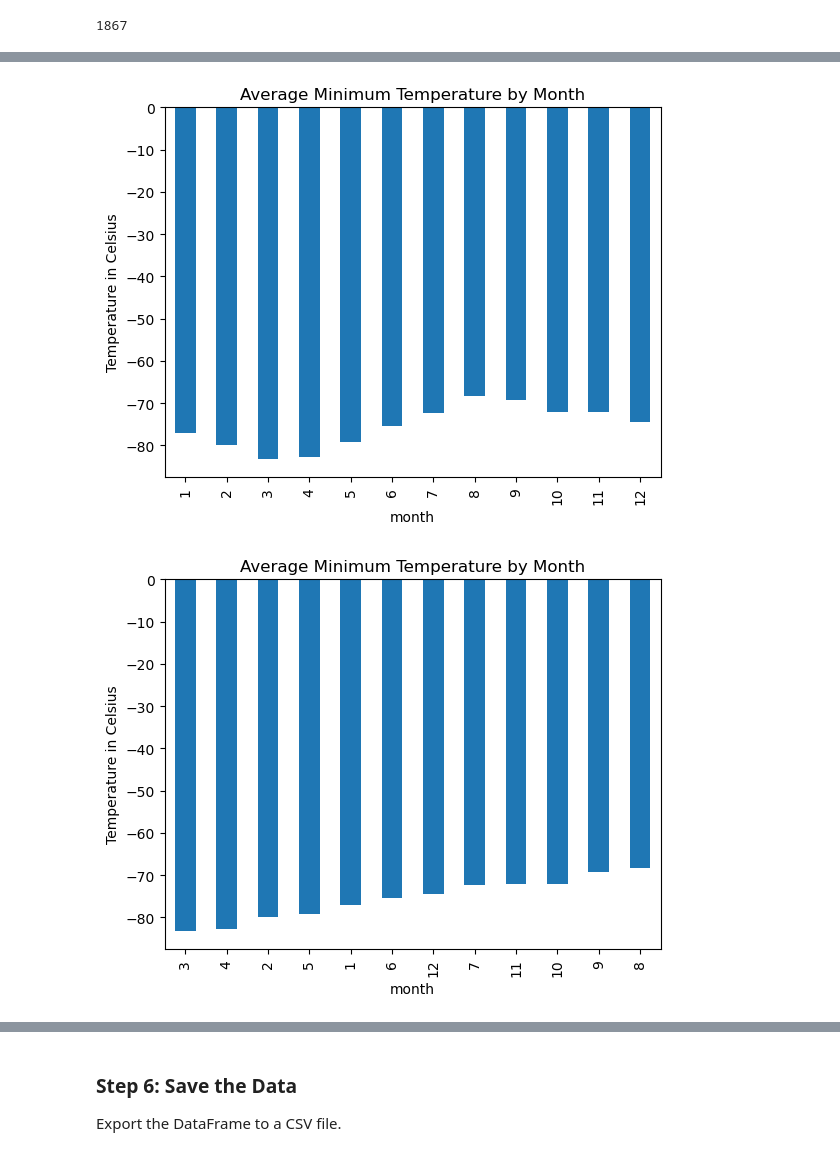
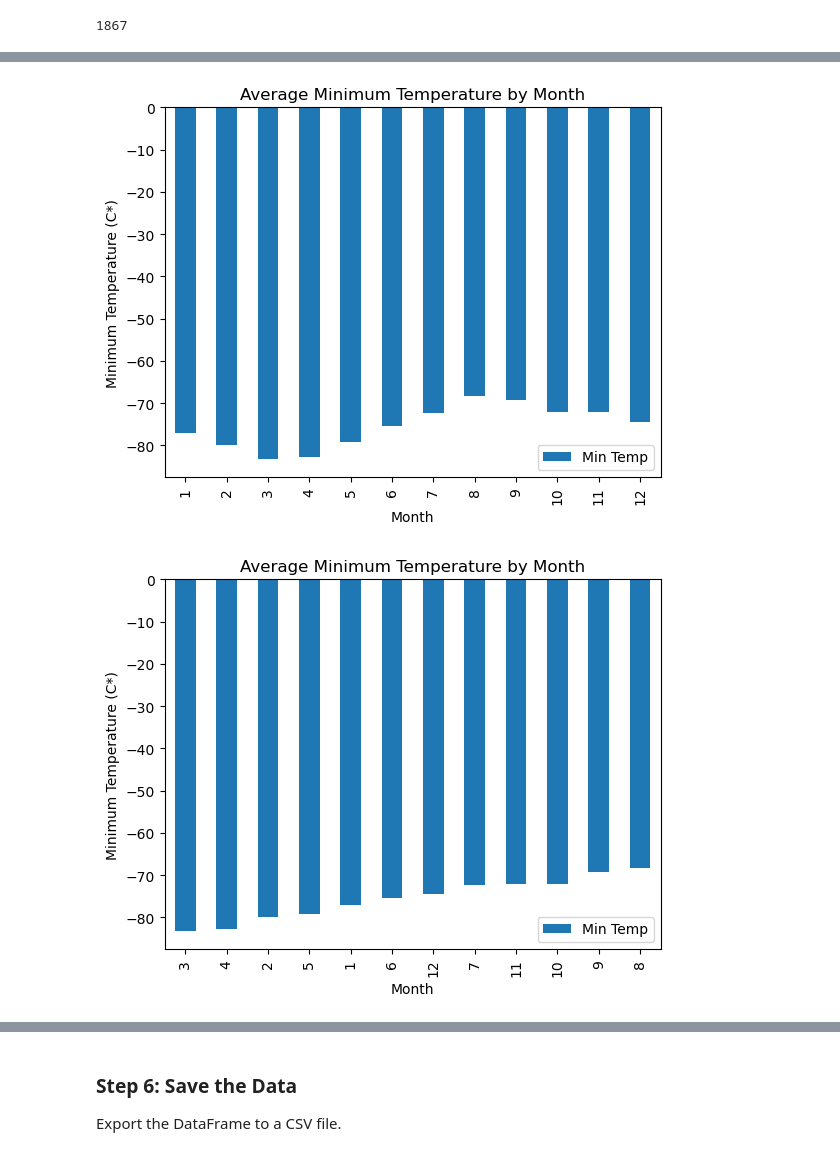
Before and after one commit to Andragon53/html-challenge, a Jupyter notebook: Mars_Scraping/part_2_mars_weather.ipynb, the cells around one changed output, grey strips where cells are left out. Saved outputs shown, nothing was run; the diff lists cells and outputs as text; code cells hidden in the pictures.

```diff
--- a/Mars_Scraping/part_2_mars_weather.ipynb
+++ b/Mars_Scraping/part_2_mars_weather.ipynb
@@ -86,7 +67,7 @@ for row in tableRows:
     dfRows.append(rowData)
 # %%
 # Create a Pandas DataFrame by using the list of rows and a list of the column names
-mars_df = pd.DataFrame(dfRows, columns=['ID', 'Earth Date', 'Sols', 'Solar Long.', 'Month', 'Min. Temp', 'Pressure'])
+mars_df = pd.DataFrame(dfRows, columns=['ID', 'Earth Date', 'Sols', 'Solar Long', 'Month', 'Min Temp', 'Pressure'])
 # %%
 # Confirm DataFrame was created successfully
 mars_df.head()
@@ -119,2 +99,6 @@ dtype: object
+# %%
+# Change data types for data analysis
+mars_df["Earth Date"] = pd.to_datetime(mars_df["Earth Date"])
+mars_df = mars_df.astype({"Sols": "int32", "Solar Long": "int32", "Month": "int32", "Min Temp": "float64", "Pressure": "float64"})
 # %%
 # Confirm type changes were successful by examining data types again
@@ -153,4 +140,6 @@ Analyze your dataset by using Pandas functions to answer the following questions
 1867
 # %%
 # 3. What is the average minimum temperature by month?
+avgMinDF = mars_df[["Month", "Min Temp"]].groupby(["Month"]).mean()
+avgMinDF
 # %% [output]
@@ -171,10 +160,15 @@ Name: min_temp, dtype: float64
 # %%
 # Plot the average minimum temperature by month
+tempGraph = avgMinDF.plot(kind="bar", title="Average Minimum Temperature by Month", ylabel="Minimum Temperature (C*)")
+plt.show()
 # %% [output]
-[figure, old version]
+[figure, new version]
 # %%
 # Identify the coldest and hottest months in Curiosity's location by sorting the previous graph
+sort_df = avgMinDF.sort_values("Min Temp", ascending=True)
+tempGraph = sort_df.plot(kind="bar", title="Average Minimum Temperature by Month", ylabel="Minimum Temperature (C*)")
+plt.show()
 # %% [output]
-[figure, old version]
+[figure, new version]
 # %%
 # 4. What is the average pressure by month?
```
Also changed, not shown: parts of 19 cells of this notebook, 2 other files.
